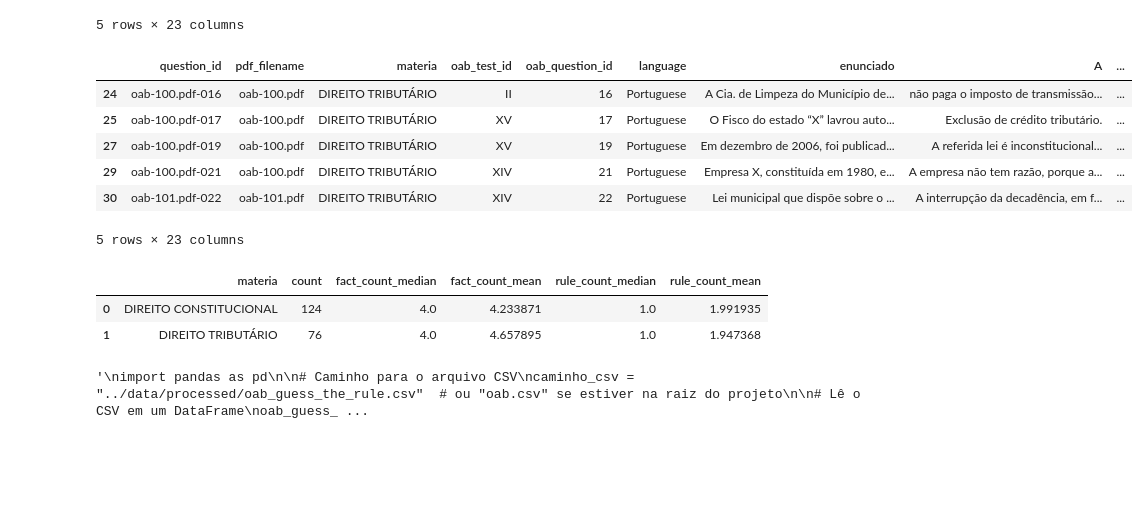
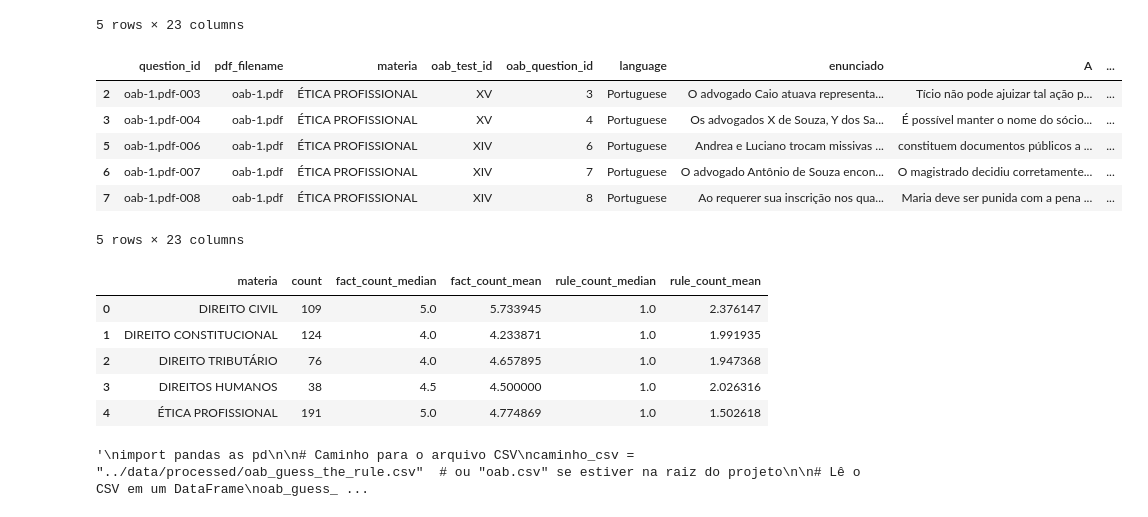
Before and after one commit to pcalais/law-cognitive-structure, a Jupyter notebook: notebooks/run-exam.ipynb, the cells around one changed output. Drawn from its saved outputs; the diff is of its cells as text; code cells hidden in the pictures; blank space fills up the shorter version.

```diff
--- a/notebooks/run-exam.ipynb
+++ b/notebooks/run-exam.ipynb
@@ -129,21 +129,22 @@ oab_questions_df.head()
 5 rows × 23 columns
 # %%
 oab_questions_df = oab_questions_df[
-    # (oab_questions_df['materia'].isin(['DIREITO CIVIL', 'ÉTICA PROFISSIONAL', 'DIREITOS HUMANOS', 'DIREITO CONSTITUCIONAL', 'DIREITO TRIBUTÁRIO'])) &
-    (oab_questions_df['materia'].isin(['DIREITO CONSTITUCIONAL', 'DIREITO TRIBUTÁRIO'])) &
+     (oab_questions_df['materia'].isin(['DIREITO CIVIL', 'ÉTICA PROFISSIONAL', 'DIREITOS HUMANOS', 'DIREITO CONSTITUCIONAL', 'DIREITO TRIBUTÁRIO'])) &
+    #(oab_questions_df['materia'].isin(['DIREITO CONSTITUCIONAL', 'DIREITO TRIBUTÁRIO'])) &
+    #(oab_questions_df['materia'].isin(['DIREITO TRIBUTÁRIO'])) &
     #(oab_questions_df['materia'].isin(['DIREITOS HUMANOS'])) &
     (oab_questions_df['rule_count'].isin([1, 4]))
     #(oab_questions_df['fact_count'].isin([1, 4]))
 ]
 
 oab_questions_df.head()
 # %% [output]
 |  | question_id | pdf_filename | materia | oab_test_id | oab_question_id | language | enunciado | A | ... |
-| 24 | oab-100.pdf-016 | oab-100.pdf | DIREITO TRIBUTÁRIO | II | 16 | Portuguese | A Cia. de Limpeza do Município de... | não paga o imposto de transmissão... | ... |
-| 25 | oab-100.pdf-017 | oab-100.pdf | DIREITO TRIBUTÁRIO | XV | 17 | Portuguese | O Fisco do estado “X” lavrou auto... | Exclusão de crédito tributário. | ... |
-| 27 | oab-100.pdf-019 | oab-100.pdf | DIREITO TRIBUTÁRIO | XV | 19 | Portuguese | Em dezembro de 2006, foi publicad... | A referida lei é inconstitucional... | ... |
-| 29 | oab-100.pdf-021 | oab-100.pdf | DIREITO TRIBUTÁRIO | XIV | 21 | Portuguese | Empresa X, constituída em 1980, e... | A empresa não tem razão, porque a... | ... |
-| 30 | oab-101.pdf-022 | oab-101.pdf | DIREITO TRIBUTÁRIO | XIV | 22 | Portuguese | Lei municipal que dispõe sobre o ... | A interrupção da decadência, em f... | ... |
+| 2 | oab-1.pdf-003 | oab-1.pdf | ÉTICA PROFISSIONAL | XV | 3 | Portuguese | O advogado Caio atuava representa... | Tício não pode ajuizar tal ação p... | ... |
+| 3 | oab-1.pdf-004 | oab-1.pdf | ÉTICA PROFISSIONAL | XV | 4 | Portuguese | Os advogados X de Souza, Y dos Sa... | É possível manter o nome do sócio... | ... |
+| 5 | oab-1.pdf-006 | oab-1.pdf | ÉTICA PROFISSIONAL | XIV | 6 | Portuguese | Andrea e Luciano trocam missivas ... | constituem documentos públicos a ... | ... |
+| 6 | oab-1.pdf-007 | oab-1.pdf | ÉTICA PROFISSIONAL | XIV | 7 | Portuguese | O advogado Antônio de Souza encon... | O magistrado decidiu corretamente... | ... |
+| 7 | oab-1.pdf-008 | oab-1.pdf | ÉTICA PROFISSIONAL | XIV | 8 | Portuguese | Ao requerer sua inscrição nos qua... | Maria deve ser punida com a pena ... | ... |
 5 rows × 23 columns
 # %%
 stats_df = (
@@ -162,8 +163,11 @@ stats_df = (
 stats_df
 # %% [output]
 |  | materia | count | fact_count_median | fact_count_mean | rule_count_median | rule_count_mean |
-| 0 | DIREITO CONSTITUCIONAL | 124 | 4.0 | 4.233871 | 1.0 | 1.991935 |
-| 1 | DIREITO TRIBUTÁRIO | 76 | 4.0 | 4.657895 | 1.0 | 1.947368 |
+| 0 | DIREITO CIVIL | 109 | 5.0 | 5.733945 | 1.0 | 2.376147 |
+| 1 | DIREITO CONSTITUCIONAL | 124 | 4.0 | 4.233871 | 1.0 | 1.991935 |
+| 2 | DIREITO TRIBUTÁRIO | 76 | 4.0 | 4.657895 | 1.0 | 1.947368 |
+| 3 | DIREITOS HUMANOS | 38 | 4.5 | 4.500000 | 1.0 | 2.026316 |
+| 4 | ÉTICA PROFISSIONAL | 191 | 5.0 | 4.774869 | 1.0 | 1.502618 |
 # %%
 '''
 import pandas as pd
```
Also changed, not shown: parts of 6 cells of this notebook, 1 other file.
